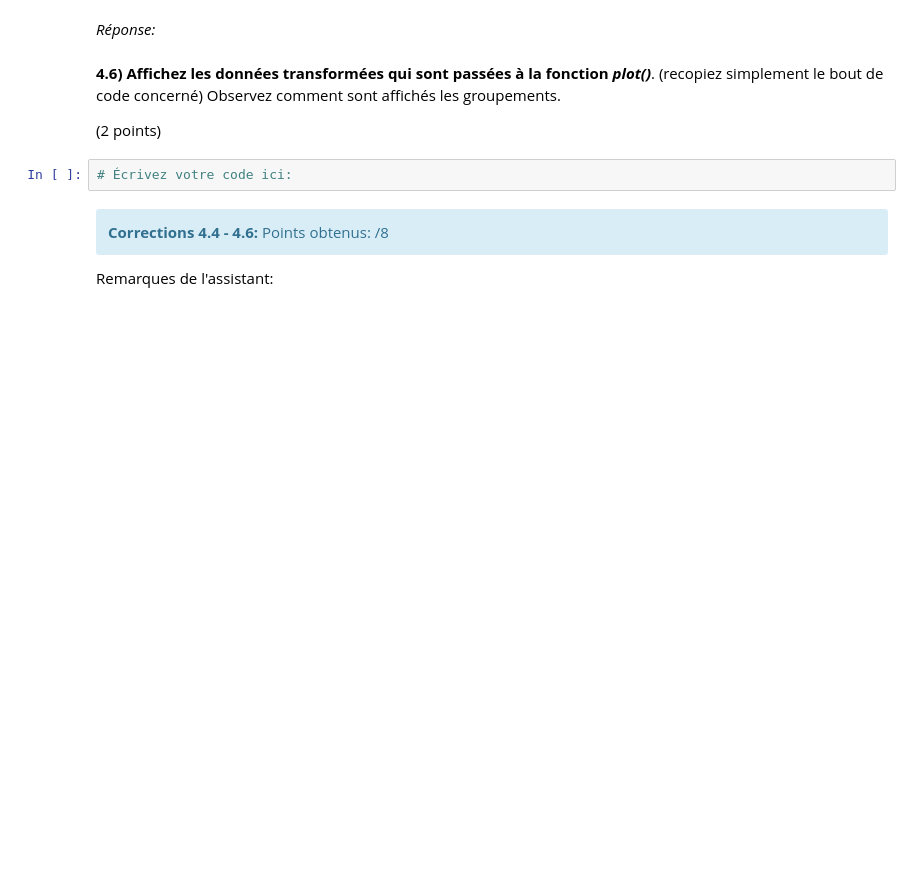
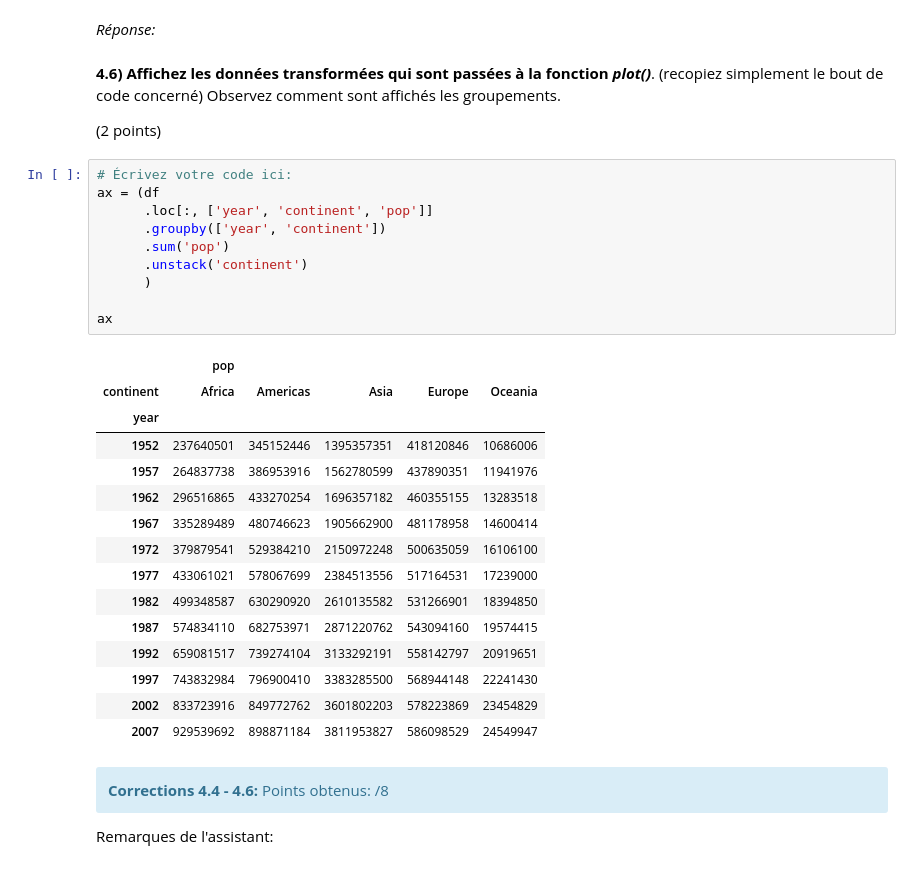
Before and after one commit to ShadySeko/ISD, a Jupyter notebook: TP2_ISD_SA2023.ipynb, the cells around one changed output. Cells and saved outputs as stored; diff of their text form; blank space fills up the shorter version.

```diff
--- a/TP2_ISD_SA2023.ipynb
+++ b/TP2_ISD_SA2023.ipynb
@@ -516,6 +528,30 @@ Par exemple:
 (2 points)
 # %%
 # Écrivez votre code ici:
+ax = (df
+      .loc[:, ['year', 'continent', 'pop']]
+      .groupby(['year', 'continent'])
+      .sum('pop')
+      .unstack('continent')
+      )
+
+ax
+# %% [output]
+|  | pop |  |  |  |  |
+| continent | Africa | Americas | Asia | Europe | Oceania |
+| year |  |  |  |  |  |
+| 1952 | 237640501 | 345152446 | 1395357351 | 418120846 | 10686006 |
+| 1957 | 264837738 | 386953916 | 1562780599 | 437890351 | 11941976 |
+| 1962 | 296516865 | 433270254 | 1696357182 | 460355155 | 13283518 |
+| 1967 | 335289489 | 480746623 | 1905662900 | 481178958 | 14600414 |
+| 1972 | 379879541 | 529384210 | 2150972248 | 500635059 | 16106100 |
+| 1977 | 433061021 | 578067699 | 2384513556 | 517164531 | 17239000 |
+| 1982 | 499348587 | 630290920 | 2610135582 | 531266901 | 18394850 |
+| 1987 | 574834110 | 682753971 | 2871220762 | 543094160 | 19574415 |
+| 1992 | 659081517 | 739274104 | 3133292191 | 558142797 | 20919651 |
+| 1997 | 743832984 | 796900410 | 3383285500 | 568944148 | 22241430 |
+| 2002 | 833723916 | 849772762 | 3601802203 | 578223869 | 23454829 |
+| 2007 | 929539692 | 898871184 | 3811953827 | 586098529 | 24549947 |
 # %% [markdown]
 <div class="alert alert-block alert-info">
 <b>Corrections 4.4 - 4.6: </b> Points obtenus: /8
```
Also changed, not shown: parts of 4 cells of this notebook.
